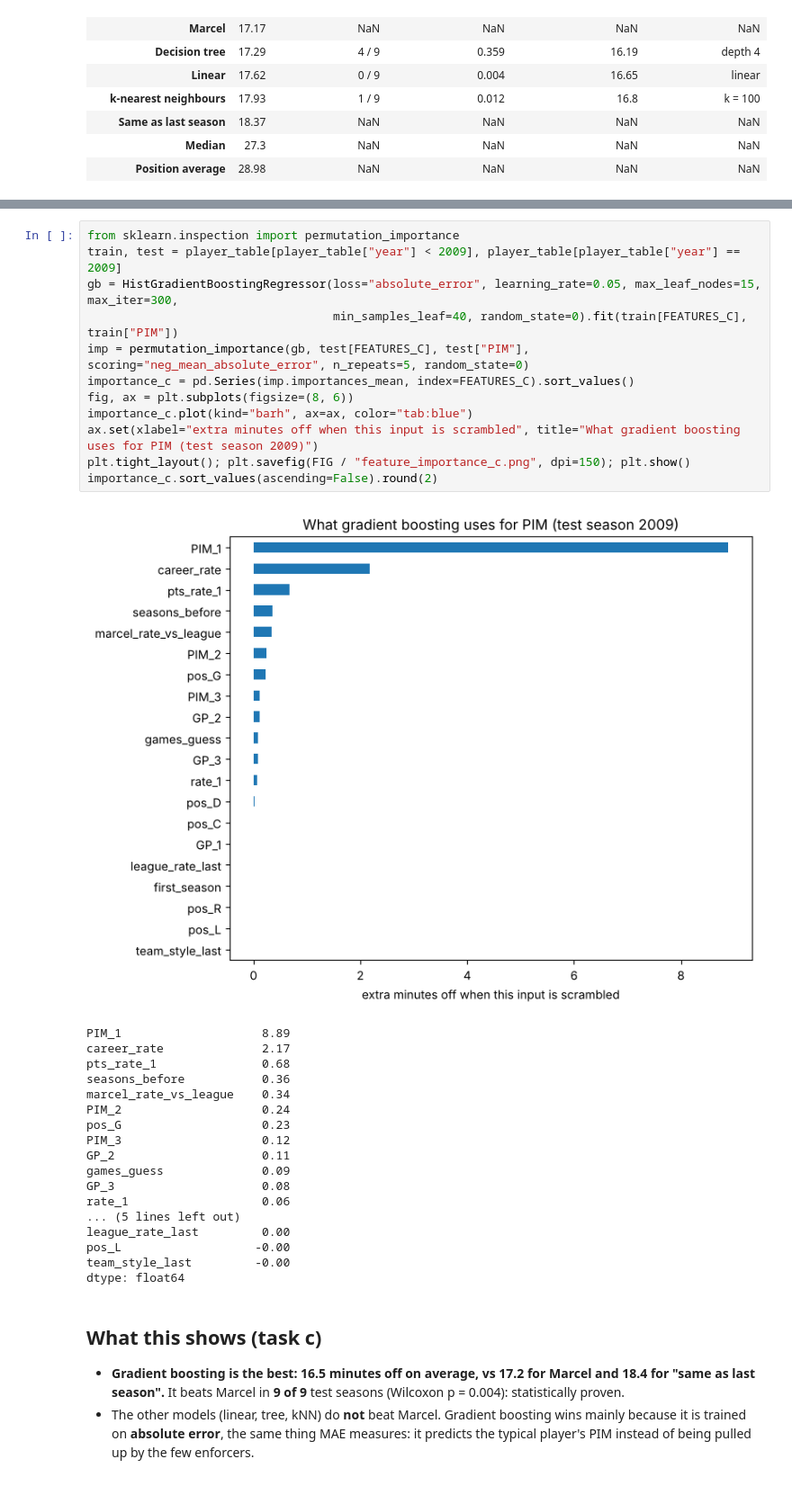
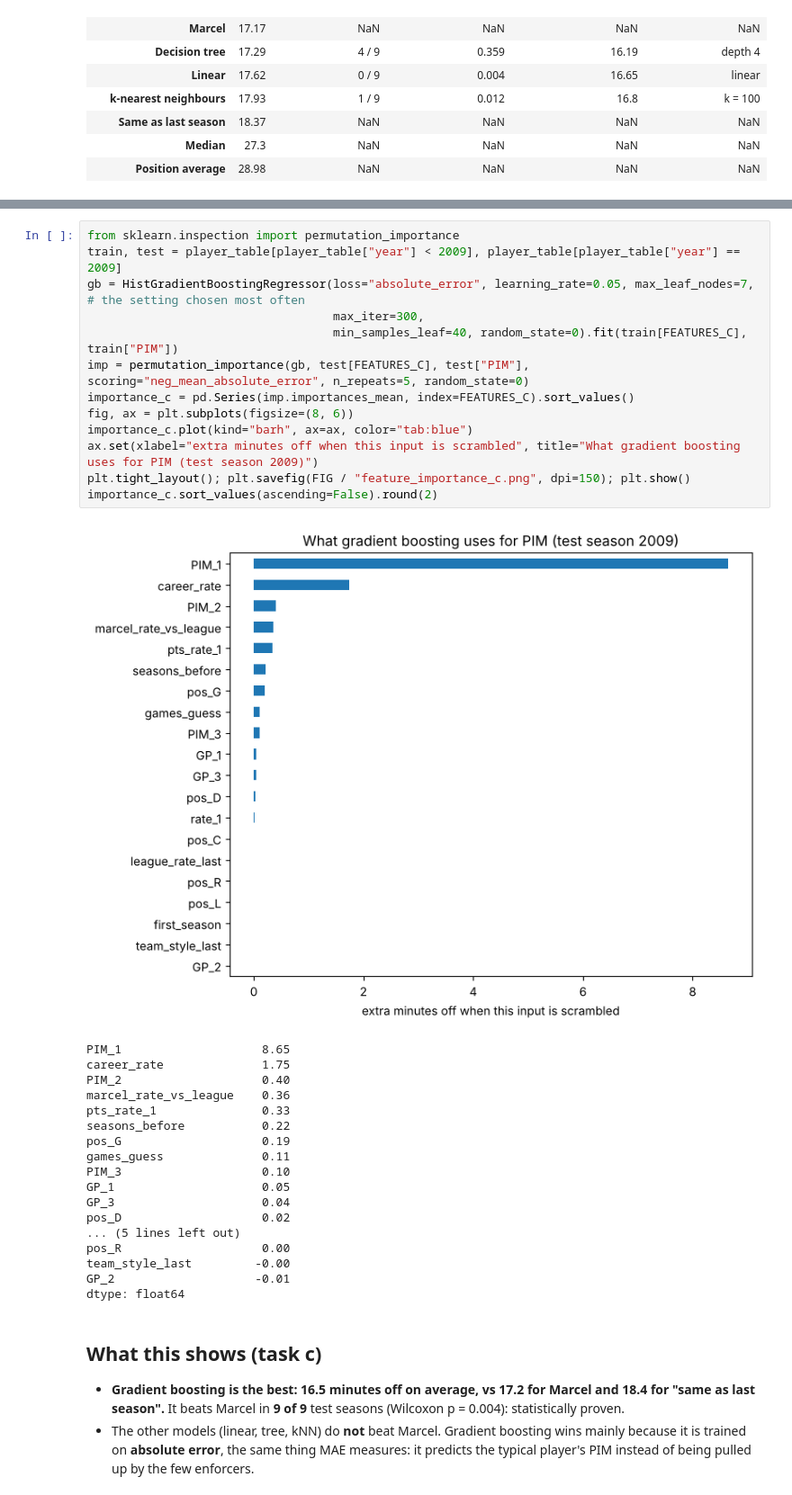
Before and after one commit to up202303702/AC, a Jupyter notebook: notebooks/04_penalty_minutes.ipynb, the cells around one changed output, grey strips where cells are left out. Shown at 90% size. Saved outputs shown, nothing was run; the diff lists cells and outputs as text.

```diff
--- a/notebooks/04_penalty_minutes.ipynb
+++ b/notebooks/04_penalty_minutes.ipynb
@@ -269,33 +269,34 @@ We scramble one input at a time in the last test season and measure how many min
 # %%
 from sklearn.inspection import permutation_importance
 train, test = player_table[player_table["year"] < 2009], player_table[player_table["year"] == 2009]
-gb = HistGradientBoostingRegressor(loss="absolute_error", learning_rate=0.05, max_leaf_nodes=15, max_iter=300,
+gb = HistGradientBoostingRegressor(loss="absolute_error", learning_rate=0.05, max_leaf_nodes=7,   # the setting chosen most often
+                                   max_iter=300,
                                    min_samples_leaf=40, random_state=0).fit(train[FEATURES_C], train["PIM"])
 imp = permutation_importance(gb, test[FEATURES_C], test["PIM"], scoring="neg_mean_absolute_error", n_repeats=5, random_state=0)
 importance_c = pd.Series(imp.importances_mean, index=FEATURES_C).sort_values()
 fig, ax = plt.subplots(figsize=(8, 6))
 importance_c.plot(kind="barh", ax=ax, color="tab:blue")
 ax.set(xlabel="extra minutes off when this input is scrambled", title="What gradient boosting uses for PIM (test season 2009)")
 plt.tight_layout(); plt.savefig(FIG / "feature_importance_c.png", dpi=150); plt.show()
 importance_c.sort_values(ascending=False).round(2)
 # %% [output]
-[figure, old version]
+[figure, new version]
-PIM_1                    8.89
-career_rate              2.17
-pts_rate_1               0.68
-seasons_before           0.36
-marcel_rate_vs_league    0.34
-PIM_2                    0.24
-pos_G                    0.23
-PIM_3                    0.12
-GP_2                     0.11
-games_guess              0.09
-GP_3                     0.08
-rate_1                   0.06
+PIM_1                    8.65
+career_rate              1.75
+PIM_2                    0.40
+marcel_rate_vs_league    0.36
+pts_rate_1               0.33
+seasons_before           0.22
+pos_G                    0.19
+games_guess              0.11
+PIM_3                    0.10
+GP_1                     0.05
+GP_3                     0.04
+pos_D                    0.02
 ... (5 lines left out)
-league_rate_last         0.00
-pos_L                   -0.00
+pos_R                    0.00
 team_style_last         -0.00
+GP_2                    -0.01
 dtype: float64
 # %% [markdown]
 ## What this shows (task c)
```
Also changed, not shown: parts of 1 cell of this notebook, 2 other files.
